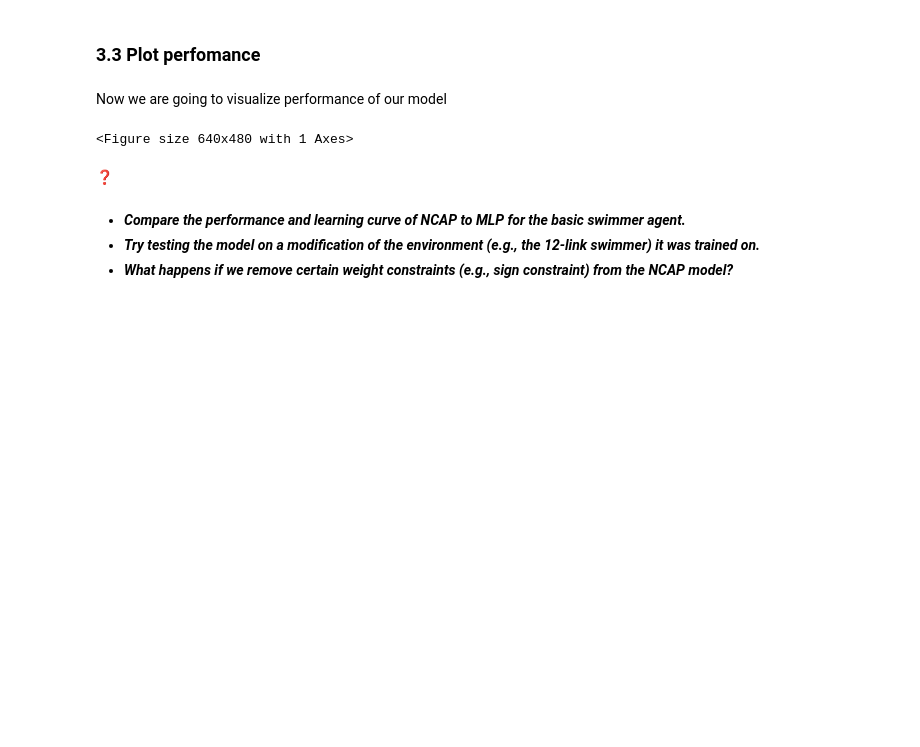
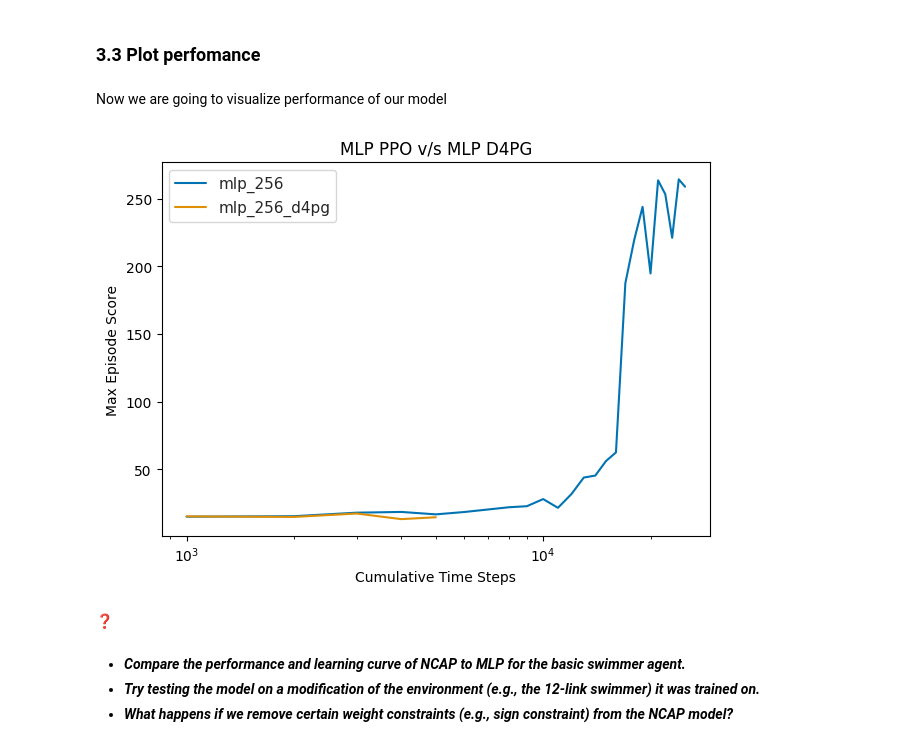
Before and after one commit to noushinquazi/Neuromatch-Macrocircuits, a Jupyter notebook: notebook4aebcbcc69.ipynb, the cells around one changed output. Saved outputs shown, nothing was run; the diff lists cells and outputs as text; code cells hidden in the pictures; blank space fills up the shorter version.

```diff
--- a/notebook4aebcbcc69.ipynb
+++ b/notebook4aebcbcc69.ipynb
@@ -1499,16 +1556,16 @@ def plot_performance(paths, ax=None,title='Model Performance'):
 # %%
 fig, ax = plt.subplots()
 
 #Replace the paths with the path to models you trained to plot their performance.
 paths = [
-    'data/local/experiments/tonic/swimmer-swim/pretrained_ncap_ppo',
-    'data/local/experiments/tonic/swimmer-swim/pretrained_mlp_ppo'
+    'data/local/experiments/tonic/swimmer-swim_to_target/mlp_256',
+    'data/local/experiments/tonic/swimmer-swim_to_target/mlp_256_d4pg'
 ]
-plot_performance(paths, ax=ax, title='MLP v/s NCAP')
+plot_performance(paths, ax=ax, title='MLP PPO v/s MLP D4PG')
 plt.tight_layout()
 plt.show()
 # %% [output]
-<Figure size 640x480 with 1 Axes>
+[figure, added]
 # %% [markdown]
 ❓
 # %% [markdown]
```
Also changed, not shown: parts of 11 cells of this notebook.
